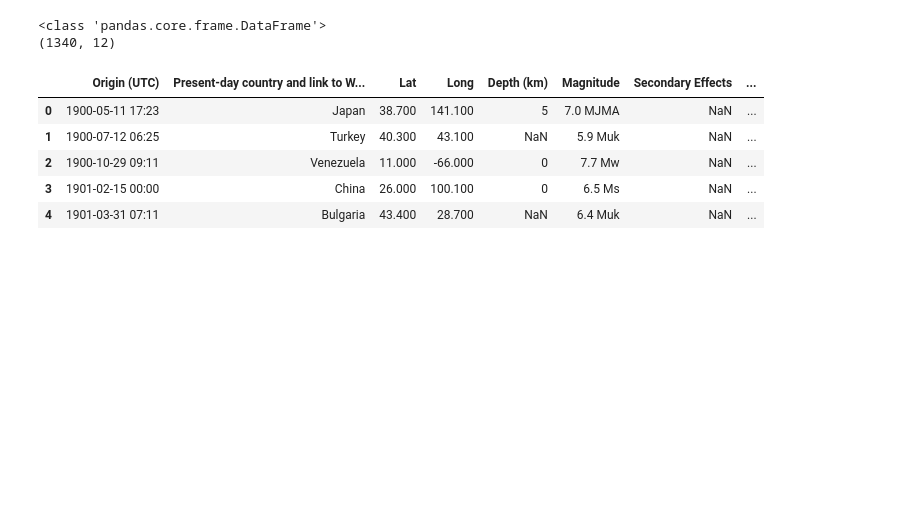
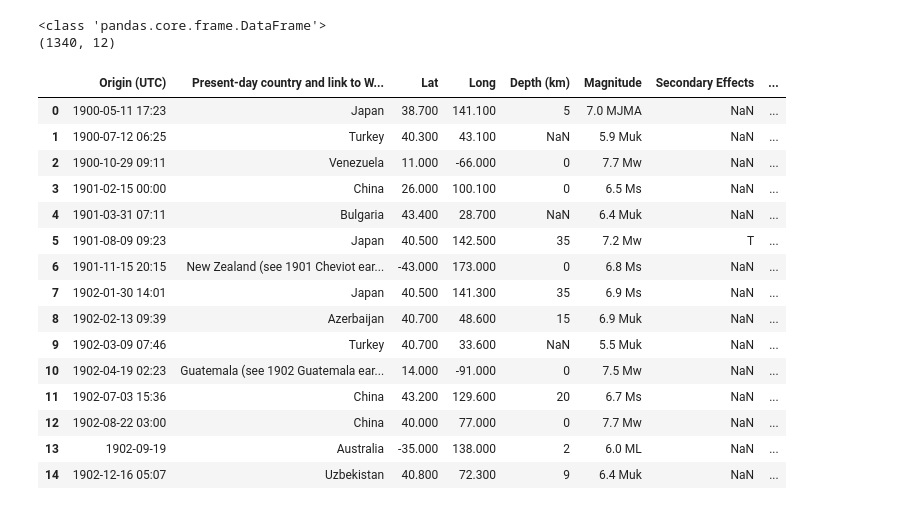
Before and after one commit to DataScienceBS/data-question-3-tornado-bombers, a Jupyter notebook: Earthquakes.ipynb, the cells around one changed output. Saved outputs shown, nothing was run; the diff lists cells and outputs as text; code cells hidden in the pictures; blank space fills up the shorter version.

```diff
--- a/Earthquakes.ipynb
+++ b/Earthquakes.ipynb
@@ -38,13 +40,23 @@ print(df.shape)
 <class 'pandas.core.frame.DataFrame'>
 (1340, 12)
 # %%
-# (1) Pandas automatically fills empty strings with 'NaN.'
+# (1) Pandas automatically fills empty strings with 'NaN' noted below.
 
-df.head()
+df.head(15)
 # %% [output]
 |  | Origin (UTC) | Present-day country and link to W... | Lat | Long | Depth (km) | Magnitude | Secondary Effects | ... |
 | 0 | 1900-05-11 17:23 | Japan | 38.700 | 141.100 | 5 | 7.0 MJMA | NaN | ... |
 | 1 | 1900-07-12 06:25 | Turkey | 40.300 | 43.100 | NaN | 5.9 Muk | NaN | ... |
 | 2 | 1900-10-29 09:11 | Venezuela | 11.000 | -66.000 | 0 | 7.7 Mw | NaN | ... |
 | 3 | 1901-02-15 00:00 | China | 26.000 | 100.100 | 0 | 6.5 Ms | NaN | ... |
 | 4 | 1901-03-31 07:11 | Bulgaria | 43.400 | 28.700 | NaN | 6.4 Muk | NaN | ... |
+| 5 | 1901-08-09 09:23 | Japan | 40.500 | 142.500 | 35 | 7.2 Mw | T | ... |
+| 6 | 1901-11-15 20:15 | New Zealand (see 1901 Cheviot ear... | -43.000 | 173.000 | 0 | 6.8 Ms | NaN | ... |
+| 7 | 1902-01-30 14:01 | Japan | 40.500 | 141.300 | 35 | 6.9 Ms | NaN | ... |
+| 8 | 1902-02-13 09:39 | Azerbaijan | 40.700 | 48.600 | 15 | 6.9 Muk | NaN | ... |
+| 9 | 1902-03-09 07:46 | Turkey | 40.700 | 33.600 | NaN | 5.5 Muk | NaN | ... |
+| 10 | 1902-04-19 02:23 | Guatemala (see 1902 Guatemala ear... | 14.000 | -91.000 | 0 | 7.5 Mw | NaN | ... |
+| 11 | 1902-07-03 15:36 | China | 43.200 | 129.600 | 20 | 6.7 Ms | NaN | ... |
+| 12 | 1902-08-22 03:00 | China | 40.000 | 77.000 | 0 | 7.7 Mw | NaN | ... |
+| 13 | 1902-09-19 | Australia | -35.000 | 138.000 | 2 | 6.0 ML | NaN | ... |
+| 14 | 1902-12-16 05:07 | Uzbekistan | 40.800 | 72.300 | 9 | 6.4 Muk | NaN | ... |
```
Also changed, not shown: parts of 14 cells of this notebook.
